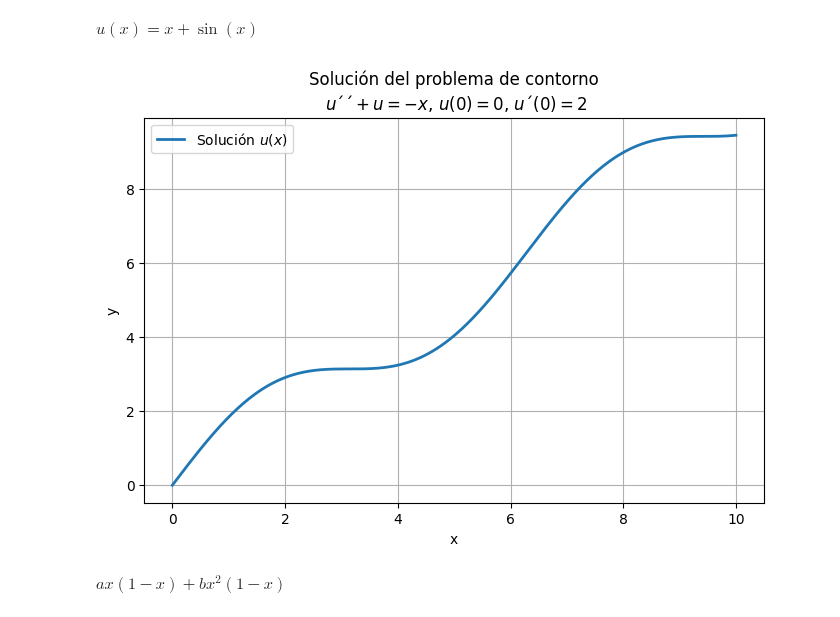
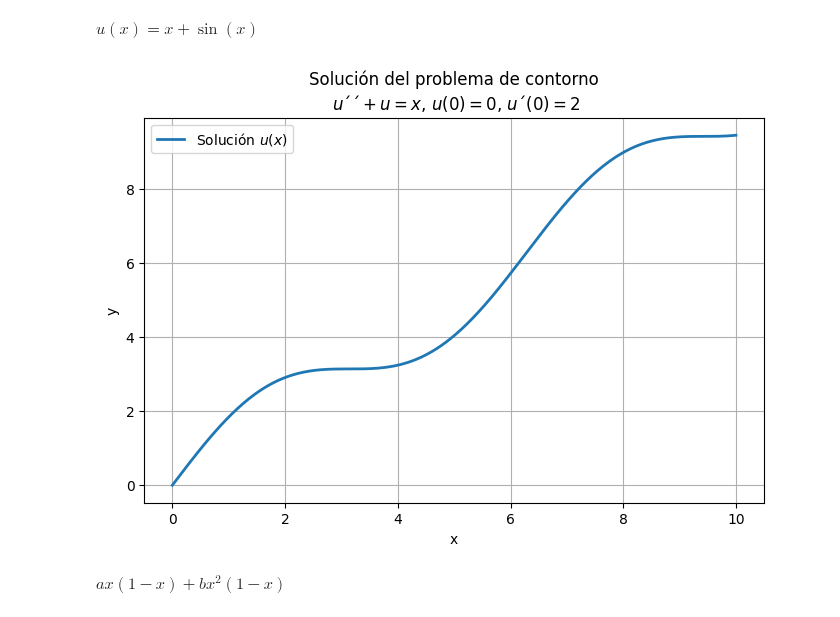
Before and after one commit to LuisManuelCatzoliSoriano/EDP-I, a Jupyter notebook: MétododeMínimos.ipynb, the cells around one changed output. Saved outputs shown, nothing was run; the diff lists cells and outputs as text; code cells hidden in the pictures.

```diff
--- a/MétododeMínimos.ipynb
+++ b/MétododeMínimos.ipynb
@@ -49,21 +49,21 @@ $\displaystyle u{\left(x \right)} = x + \sin{\left(x \right)}$
 # %%
 u_expr = sol.rhs
 
 u_num = sp.lambdify(x,u_expr,"numpy")
 
 xx = np.linspace(0,10,400)
 yy = u_num(xx)
 
 plt.figure(figsize=(8, 5))
 plt.plot(xx, yy, label="Solución $u(x)$", linewidth=2)
-plt.title('Solución del problema de contorno\n $u´´ + u=-x$, $u(0)=0$, $u´(0)=2$')
+plt.title('Solución del problema de contorno\n $u´´ + u=x$, $u(0)=0$, $u´(0)=2$')
 plt.xlabel('x')
 plt.ylabel('y')
 plt.grid(True)
 plt.legend()
 plt.show()
 # %% [output]
-[figure, old version]
+[figure, new version]
 # %%
 u_n= a*x*(1-x)+b*x**2*(1-x)
 # %%
```
